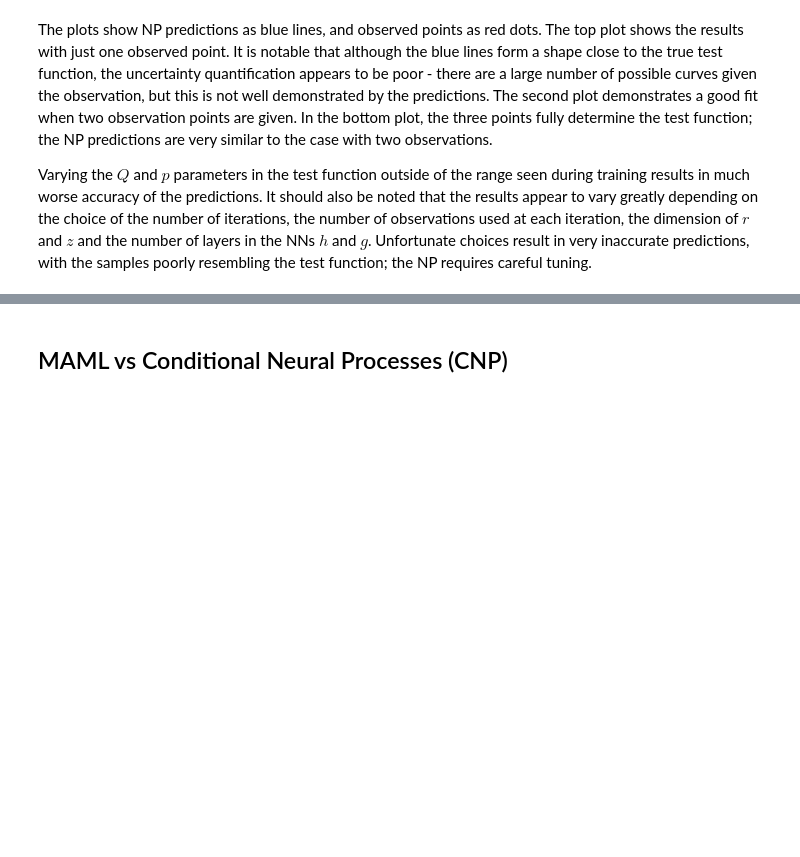
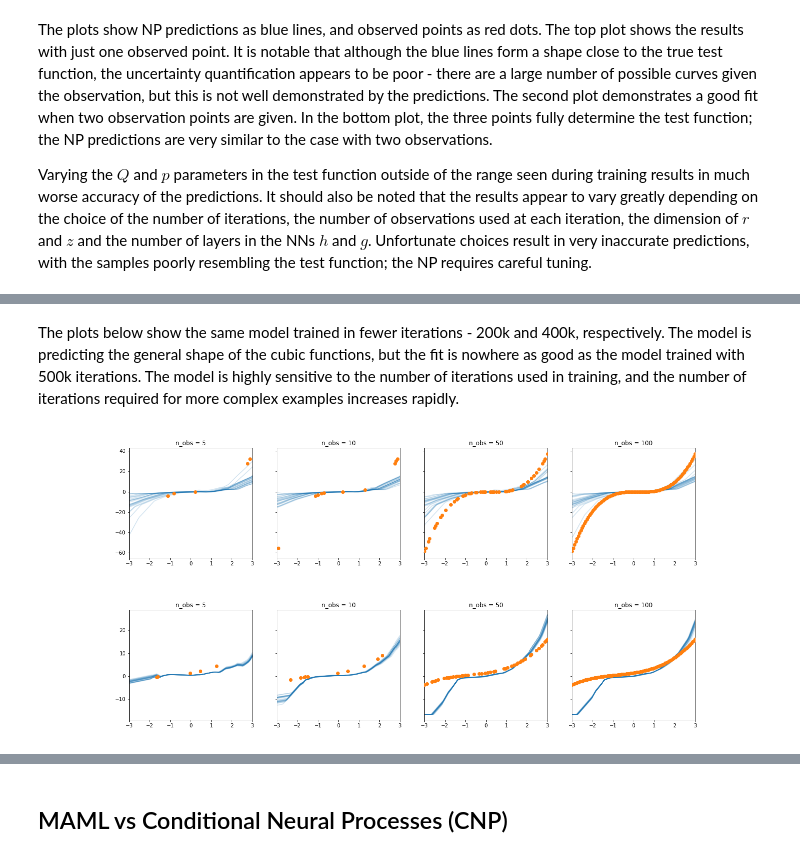
Before and after one commit to JTT94/neural_processes, a Jupyter notebook: notebooks/np.ipynb, the cells around one changed output, grey strips where cells are left out. Saved outputs shown, nothing was run; the diff lists cells and outputs as text; code cells hidden in the pictures; blank space fills up the shorter version.

```diff
--- a/notebooks/np.ipynb
+++ b/notebooks/np.ipynb
@@ -660,0 +687,8 @@ The plot below shows 25 draws from the posterior distribution (in blue) fit usin
+# %% [markdown]
+The plots below show the same model trained in fewer iterations - 200k and 400k, respectively.  The model is predicting the general shape of the cubic functions, but the fit is nowhere as good as the model trained with 500k iterations.  The model is highly sensitive to the number of iterations used in training, and the number of iterations required for more complex examples increases rapidly.
+# %%
+display(Image("../content/neural_processes/experiments/valerie/figs/iter200dim4/poly_ex3.png", height=150))
+display(Image("../content/neural_processes/experiments/valerie/figs/iter400dim4/poly_ex4.png", height=150))
+# %% [output]
+[figure, added]
+[figure, added]
```
Also changed, not shown: parts of 19 cells of this notebook.
